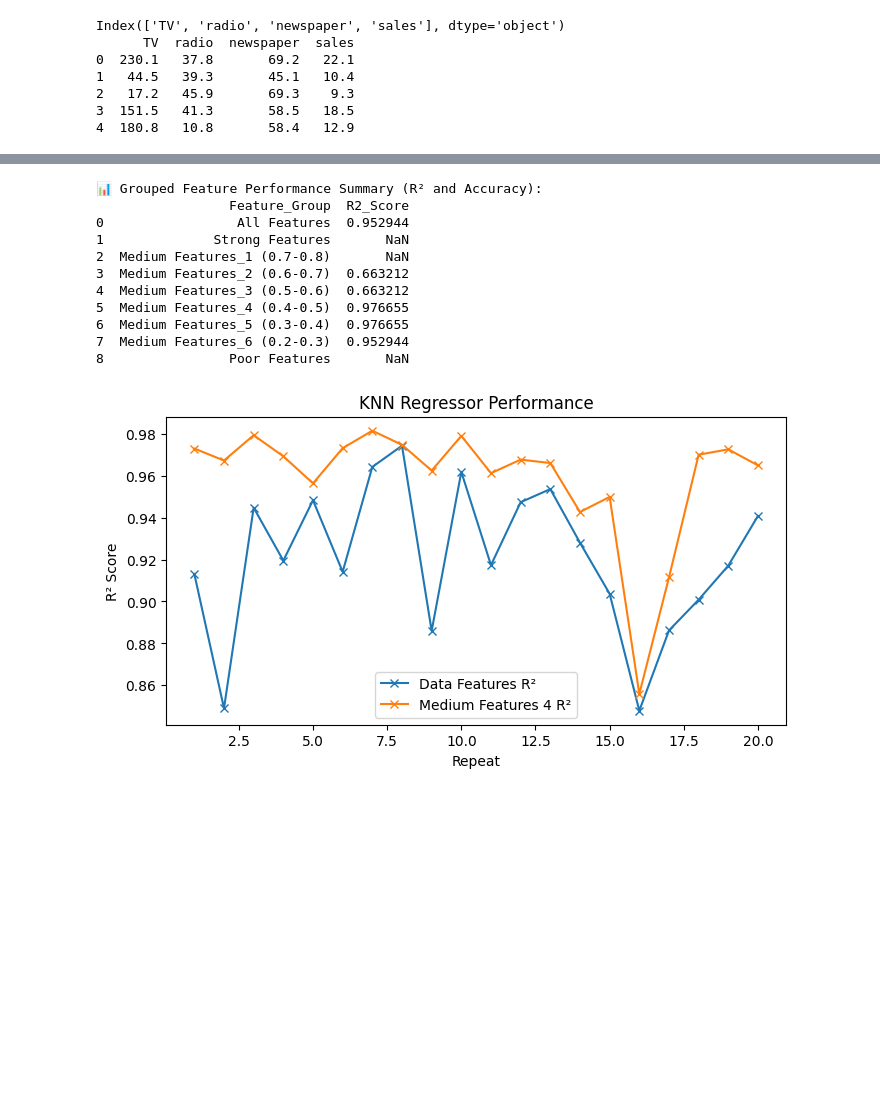
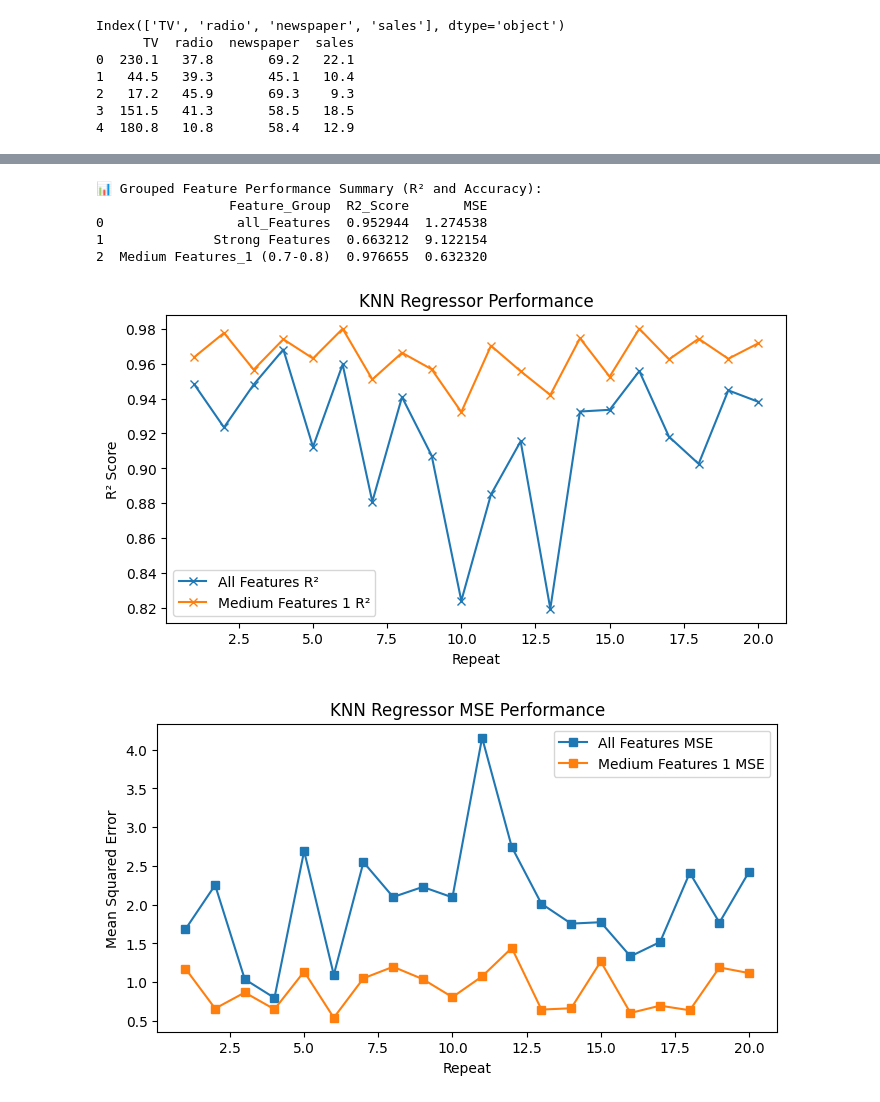
Before and after one commit to mehrnazeraeisi/Advertising, a Jupyter notebook: Advertising_KnnRegression_Modification.ipynb, the cells around one changed output, grey strips where cells are left out. Saved outputs shown, nothing was run; the diff lists cells and outputs as text; code cells hidden in the pictures; blank space fills up the shorter version.

```diff
--- a/Advertising_KnnRegression_Modification.ipynb
+++ b/Advertising_KnnRegression_Modification.ipynb
@@ -78,52 +74,63 @@ def knn_score(X_data, y_data, selected_features):
     X_subset = X_data[selected_features]
     model.fit(X_subset, y_data)
     return model.score(X_subset, y_data)
+# %%
+# Function to prioritize features based on KNN MSE
+
+def knn_mse(X_data, y_data, selected_features):
+    if len(selected_features) == 0:
+        return np.nan
+    model = KNeighborsRegressor()
+    X_subset = X_data[selected_features]
+    model.fit(X_subset, y_data)
+    y_pred = model.predict(X_subset)
+    return mean_squared_error(y_data, y_pred)
 # %%
 
 # Compute R² and accuracy scores for each group
-groups = [data_features, strong_features, medium_features_1, medium_features_2, medium_features_3,
-          medium_features_4, medium_features_5, medium_features_6, poor_features]
+groups = [data_features, strong_features, medium_features_1]
 
 r2_scores = [knn_score(X_data, y_data, group) for group in groups]
+mse_scores = [knn_mse(X_data, y_data, group) for group in groups]
 # %%
 # Build summary DataFrame
 summary_df = pd.DataFrame({
-    'Feature_Group': ['Data Features', 'Strong Features', 'Medium Features_1 (0.7-0.8)', 'Medium Features_2 (0.6-0.7)',
-                      'Medium Features_3 (0.5-0.6)', 'Medium Features_4 (0.4-0.5)', 'Medium Features_5 (0.3-0.4)',
-                      'Medium Features_6 (0.2-0.3)', 'Poor Features'],
-    'R2_Score': r2_scores
+    'Feature_Group': ['all_Features', 'Strong Features', 'Medium Features_1 (0.7-0.8)'],
+    'R2_Score': r2_scores,
+    'MSE':mse_scores
 })
 
 print("\n📊 Grouped Feature Performance Summary (R² and Accuracy):")
 print(summary_df)
 # %% [output]
 📊 Grouped Feature Performance Summary (R² and Accuracy):
-                 Feature_Group  R2_Score
-0                 All Features  0.952944
-1              Strong Features       NaN
-2  Medium Features_1 (0.7-0.8)       NaN
-3  Medium Features_2 (0.6-0.7)  0.663212
-4  Medium Features_3 (0.5-0.6)  0.663212
-5  Medium Features_4 (0.4-0.5)  0.976655
-6  Medium Features_5 (0.3-0.4)  0.976655
-7  Medium Features_6 (0.2-0.3)  0.952944
-8                Poor Features       NaN
+                 Feature_Group  R2_Score       MSE
+0                 all_Features  0.952944  1.274538
+1              Strong Features  0.663212  9.122154
+2  Medium Features_1 (0.7-0.8)  0.976655  0.632320
 # %%
 
-def knn_evaluation(X_data, y_data,medium_features_4, data_features, test_size, n_repeats):
+def knn_evaluation(X_data, y_data,medium_features_1, data_features, test_size, n_repeats):
     # Initialize lists to store the results
 
+    mse_scores = {
+        "all_features": [],
+        "medium_features_1": []
+    }
+
+
+
     r2_scores = {
-        "Data_features": [],
-        "medium_features_4": [],
+        "all_features": [],
+        "medium_features_1": [],
 
     }
 
 
     # List of feature groups to evaluate
     feature_groups = {
-        "Data_features": data_features,
-        "medium_features_4": medium_features_4,
+        "all_features": data_features,
+        "medium_features_1": medium_features_1,
 
     }
 
@@ -138,6 +145,7 @@ def knn_evaluation(X_data, y_data,medium_features_4, data_features, test_size, n
             knn_reg.fit(X_train[group_features], y_train)
             y_pred_reg = knn_reg.predict(X_test[group_features])
             r2_scores[group_name].append(r2_score(y_test, y_pred_reg))
+            mse_scores[group_name].append(mean_squared_error(y_test, y_pred_reg))
 
     # Plot results for R² and Accuracy
     x = np.arange(1, n_repeats + 1)
@@ -152,11 +160,22 @@ def knn_evaluation(X_data, y_data,medium_features_4, data_features, test_size, n
     plt.title('KNN Regressor Performance')
     plt.legend()
     plt.show()
+
+    # MSE plot
+    plt.figure(figsize=(8, 4))
+    for group_name, mse_list in mse_scores.items():
+        plt.plot(x, mse_list, label=f"{group_name.replace('_', ' ').title()} MSE", marker='s')
+    plt.xlabel('Repeat')
+    plt.ylabel('Mean Squared Error')
+    plt.title('KNN Regressor MSE Performance')
+    plt.legend()
+    plt.show()
 # %%
 
 # Example usage (add this after you load and preprocess your data):
-knn_evaluation(X_data, y_data, medium_features_4,  data_features, test_size=0.1, n_repeats=20)
+knn_evaluation(X_data, y_data, medium_features_1,  data_features, test_size=0.1, n_repeats=20)
 # %% [output]
-[figure, old version]
+[figure, new version]
+[figure, added]
 # %%
 # Example usage (add this after you load and preprocess your data):
```
Also changed, not shown: parts of 9 cells of this notebook.
